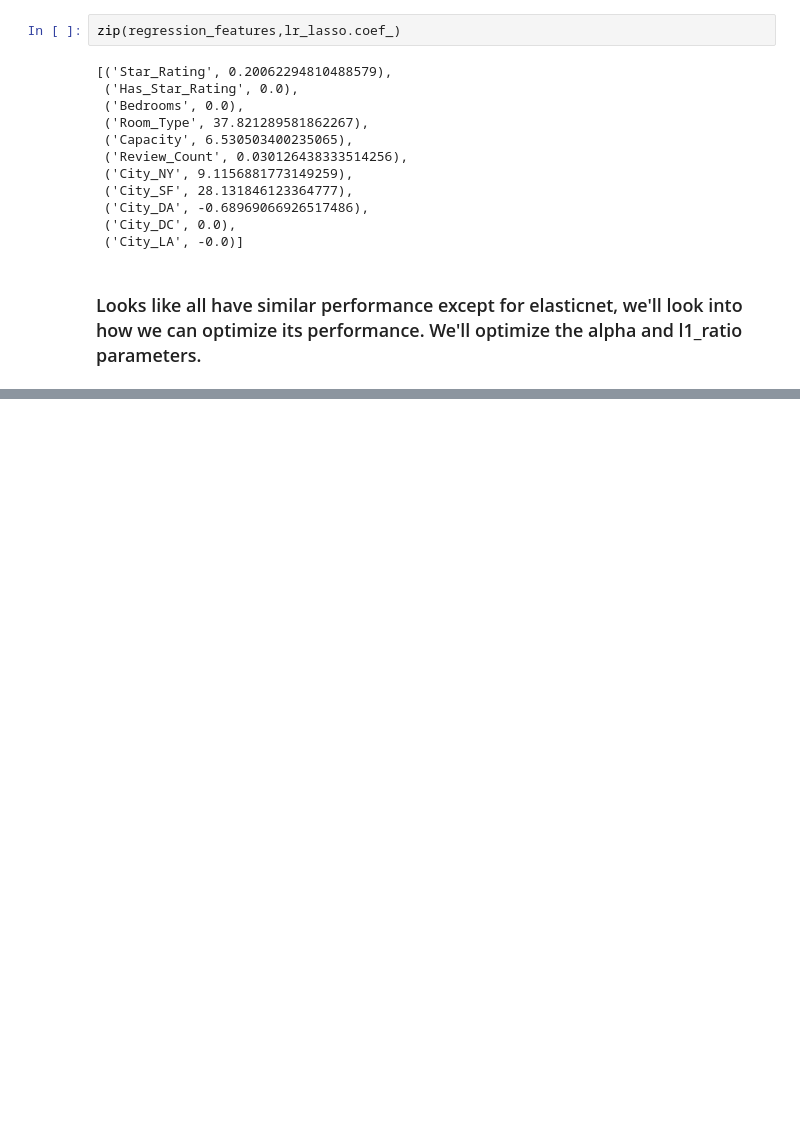
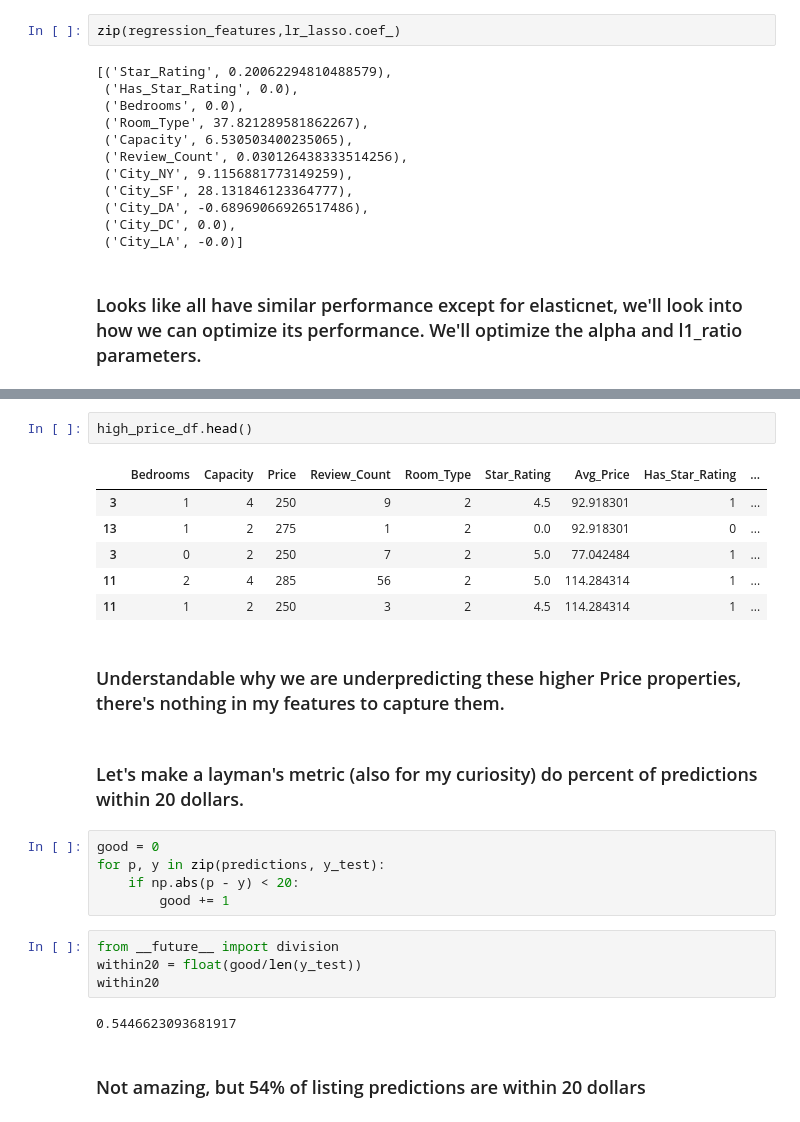
Before and after one commit to peacing/udacity-machine-learning, a Jupyter notebook: Udac-MLE/capstone/no-log-analysis.ipynb, the cells around one changed output, grey strips where cells are left out. Cells and saved outputs as stored; diff of their text form; blank space fills up the shorter version.

```diff
--- a/Udac-MLE/capstone/no-log-analysis.ipynb
+++ b/Udac-MLE/capstone/no-log-analysis.ipynb
@@ -351,0 +446,26 @@ zip(regression_features,lr_lasso.coef_)
+# %%
+high_price_df.head()
+# %% [output]
+|  | Bedrooms | Capacity | Price | Review_Count | Room_Type | Star_Rating | Avg_Price | Has_Star_Rating | ... |
+| 3 | 1 | 4 | 250 | 9 | 2 | 4.5 | 92.918301 | 1 | ... |
+| 13 | 1 | 2 | 275 | 1 | 2 | 0.0 | 92.918301 | 0 | ... |
+| 3 | 0 | 2 | 250 | 7 | 2 | 5.0 | 77.042484 | 1 | ... |
+| 11 | 2 | 4 | 285 | 56 | 2 | 5.0 | 114.284314 | 1 | ... |
+| 11 | 1 | 2 | 250 | 3 | 2 | 4.5 | 114.284314 | 1 | ... |
+# %% [markdown]
+### Understandable why we are underpredicting these higher Price properties, there's nothing in my features to capture them.
+# %% [markdown]
+### Let's make a layman's metric (also for my curiosity) do percent of predictions within 20 dollars.
+# %%
+good = 0
+for p, y in zip(predictions, y_test):
+    if np.abs(p - y) < 20:
+        good += 1
+# %%
+from __future__ import division
+within20 = float(good/len(y_test))
+within20
+# %% [output]
+0.5446623093681917
+# %% [markdown]
+### Not amazing, but 54% of listing predictions are within 20 dollars
```
Also changed, not shown: parts of 16 cells of this notebook.
